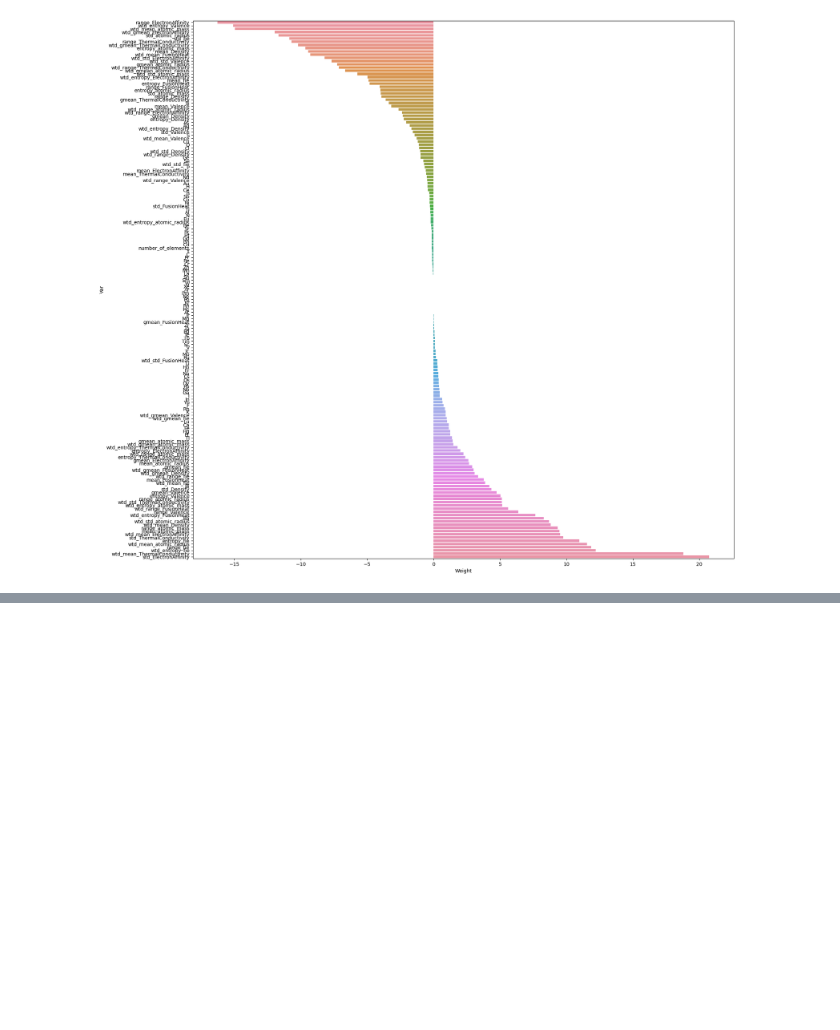
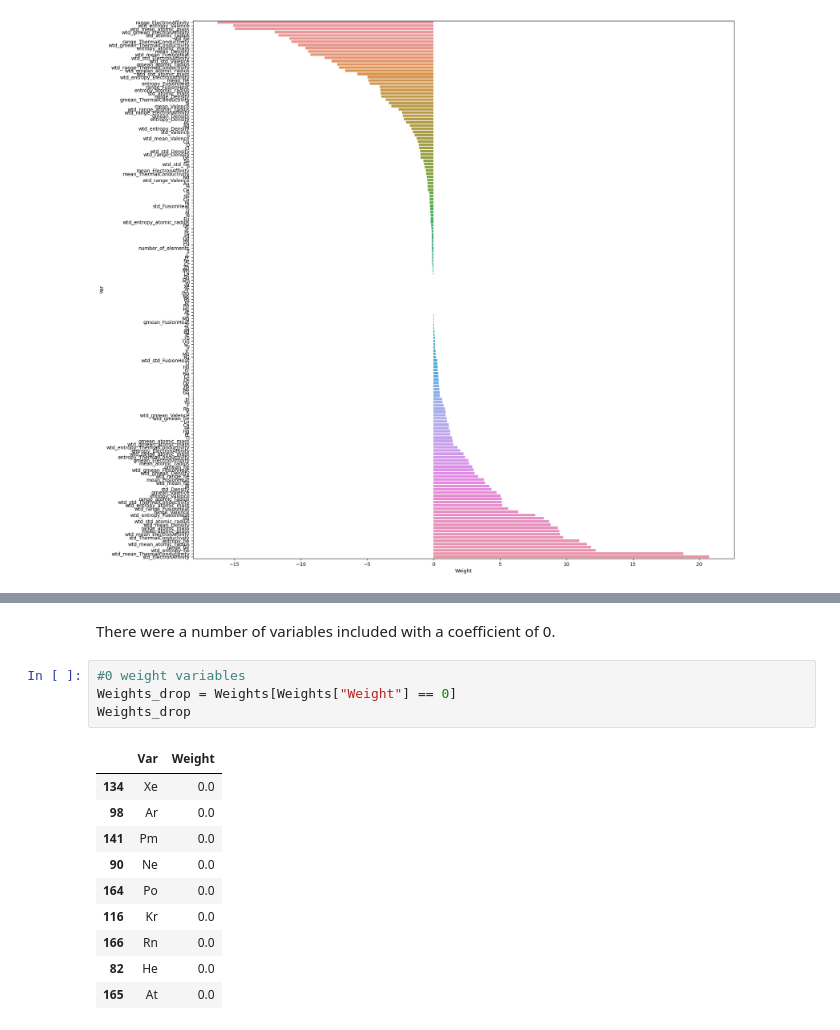
Before and after one commit to boneeyah/QTW, a Jupyter notebook: Case Study 1/Case_Study_1.ipynb, the cells around one changed output, grey strips where cells are left out. Cells and saved outputs as stored; diff of their text form; blank space fills up the shorter version.

```diff
--- a/Case Study 1/Case_Study_1.ipynb
+++ b/Case Study 1/Case_Study_1.ipynb
@@ -241,0 +207,17 @@ sns.barplot(x='Weight', y = 'Var', data = Weights);
+# %% [markdown]
+There were a number of variables included with a coefficient of 0.
+# %%
+#0 weight variables
+Weights_drop = Weights[Weights["Weight"] == 0]
+Weights_drop
+# %% [output]
+|  | Var | Weight |
+| 134 | Xe | 0.0 |
+| 98 | Ar | 0.0 |
+| 141 | Pm | 0.0 |
+| 90 | Ne | 0.0 |
+| 164 | Po | 0.0 |
+| 116 | Kr | 0.0 |
+| 166 | Rn | 0.0 |
+| 82 | He | 0.0 |
+| 165 | At | 0.0 |
```
Also changed, not shown: parts of 4 cells of this notebook.
